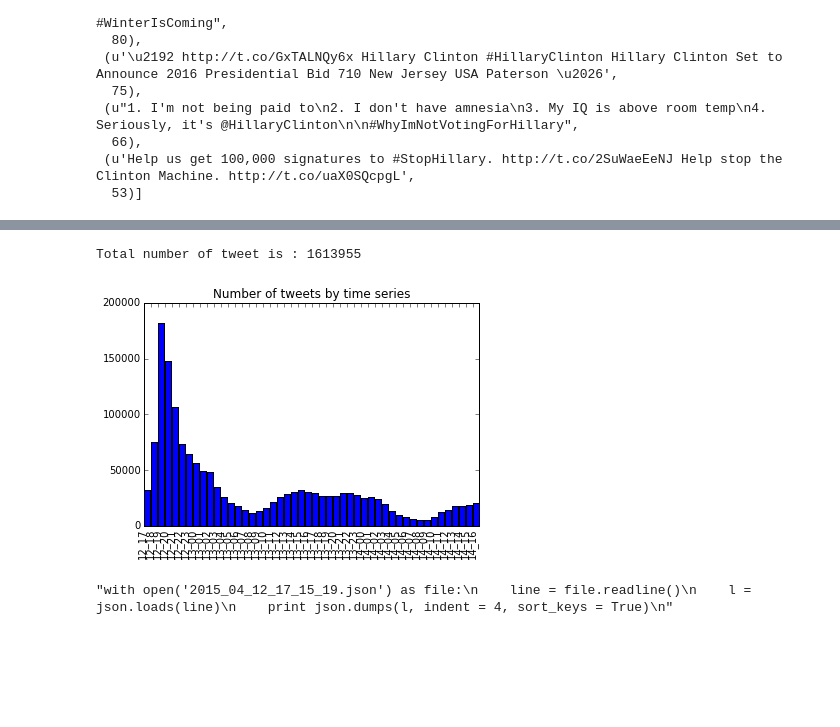
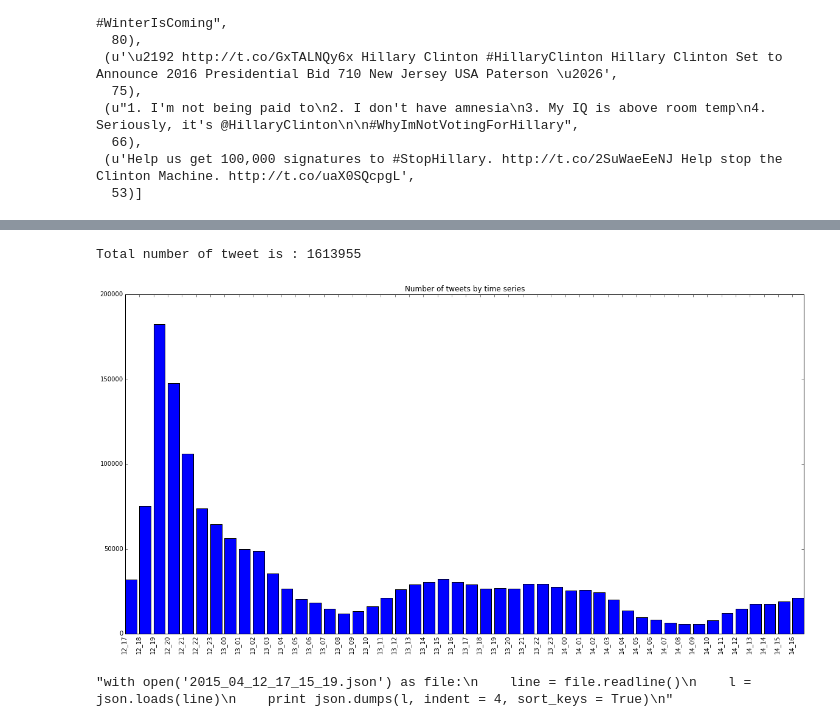
Before and after one commit to NYU-CDS-Capstone-Project/dahlia, a Jupyter notebook: presentation_1008/intro.ipynb, the cells around one changed output, grey strips where cells are left out. Saved outputs shown, nothing was run; the diff lists cells and outputs as text; code cells hidden in the pictures; blank space fills up the shorter version.

```diff
--- a/presentaion_1008/intro.ipynb
+++ b/presentation_1008/intro.ipynb
@@ -37,7 +37,7 @@ count_user = []
 fav_tweet = []
 count_fav = []
 
-with open('2015_04_12_17_15_19.json') as file:
+with open('../2015_04_12_17_15_19.json') as file:
     for i, line in enumerate(file):
     # print the structure of the data
         l = json.loads(line)
@@ -46,7 +46,10 @@ with open('2015_04_12_17_15_19.json') as file:
             # The person get mentioned
             mention = l['entities']['user_mentions'][0]['screen_name']
             # The hashtag in the tweet
-            hashtag = l['entities']['hashtags'][0]['text']
+            hashtag = l['entities']['hashtags']
+            hash_ = []
+            for i in hashtag:
+                hash_.append(i['text'])
             # The location of the user who tweeted
             loca = l['user']['location']
             # The name of the user
@@ -57,15 +60,14 @@ with open('2015_04_12_17_15_19.json') as file:
             tweet = l['retweeted_status']['text']
         except:
             mention = ''
-            hashtag = ''
             loca = ''
             person = ''
             description = ''
             tweet = ''
         if mention != '':
             mentions.append(mention)
-        if hashtag != '':
-            tags.append(hashtag)
+        if len(hash_) != 0:
+            tags += hash_
         if loca != '':
             locations.append(loca)
         if person != '':
@@ -166,10 +170,11 @@ count_fav
  (u'Help us get 100,000 signatures to #StopHillary. http://t.co/2SuWaeEeNJ Help stop the Clinton Machine. http://t.co/uaX0SQcpgL',
   53)]
 # %%
-x = np.array([0,1,2,3,4,5,6,7,8,9])
-y = np.array(zip(*count)[1])
-xLabel = np.array(list(zip(*count)[0]))
-plt.xticks(x, xLabel, rotation = 45)
-plt.bar(x, y)
-plt.title("Most re-tweeted account")
-plt.show()
+def graph_bar(data, name):
+    x = np.array(range(len(data)))
+    y = np.array(zip(*data)[1])
+    xLabel = np.array(list(zip(*data)[0]))
+    plt.xticks(x, xLabel, rotation = 45)
+    plt.bar(x, y)
+    plt.title(name)
+    plt.show()
@@ -188,10 +191,9 @@ plt.show()
 # %%
 def get_count():
     # command_line = raw_input("Please enter your command")
-    command_line = 'wc -l *.json'
+    command_line = 'wc -l ../*.json'
     p = subprocess.Popen(command_line, stdout = subprocess.PIPE, stderr=subprocess.PIPE, shell='True')
     stdout, stderr = p.communicate()
-    # print stdout, type(stdout)
     return stdout
 # %%
 def parse_count(stdout):
@@ -200,27 +203,28 @@ def parse_count(stdout):
     print 'Total number of tweet is : %s' % (total)
     return parsed_out[:-2]
 # %%
-def analyze_count(out):
+def analyze_count(out, title):
+    # Graph the count distribution
     name = []
     count = []
     for i in out:
         element = i.strip().split(' ')
         count.append(int(element[0]))
-        name.append(element[1][8:13])
+        name.append(element[1][11:16])
     x = np.array(range(len(name)))
     y = np.array(count)
     x_label = np.array(name)
+    plt.figure(figsize=(20,10))
     plt.xticks(x, x_label, rotation = 90)
     plt.bar(x, y)
-    plt.title('Number of tweets by time series')
+    plt.title(title)
     plt.show()
-    # plt.savefig('Number of Tweets vs Time')
 # %%
 # Visualize the number of tweetw by hour
-analyze_count(parse_count(get_count()))
+analyze_count(parse_count(get_count()), 'Number of tweets by time series')
 # %% [output]
 Total number of tweet is : 1613955
-[figure, old version]
+[figure, new version]
 # %%
 '''with open('2015_04_12_17_15_19.json') as file:
     line = file.readline()
```
Also changed, not shown: parts of 24 cells of this notebook, 10 other files.
